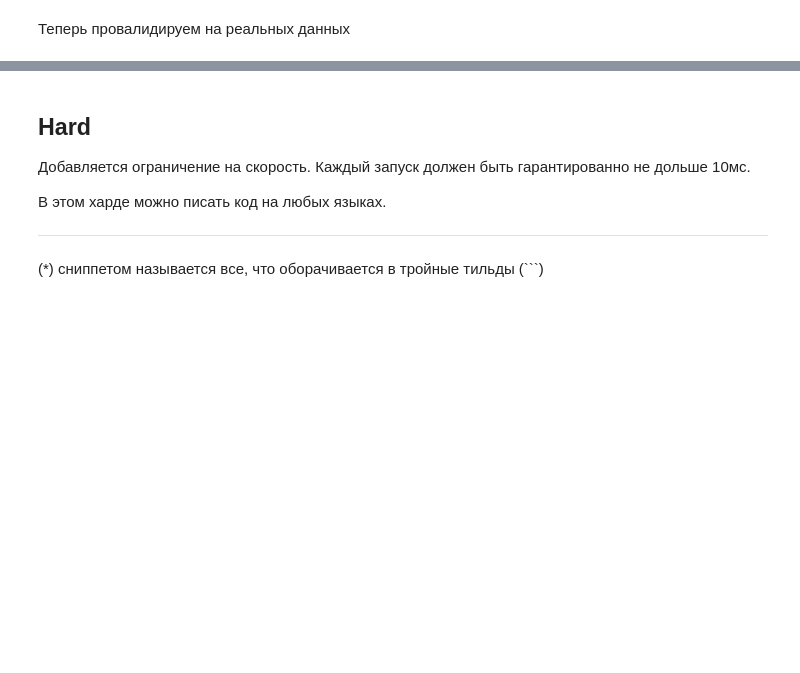
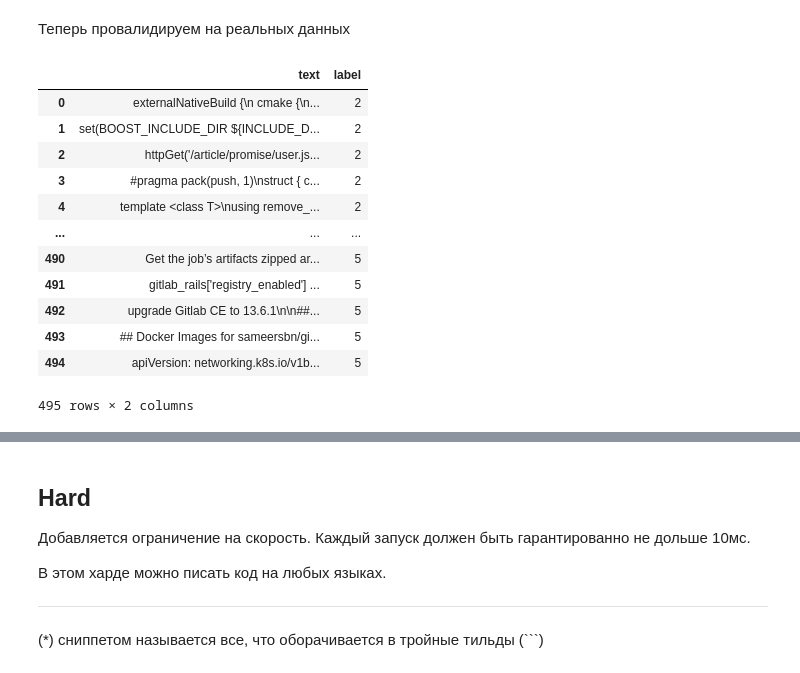
Before and after one commit to setday/HSE_ML_HW2024, a Jupyter notebook: notebooks/08-homework.ipynb, the cells around one changed output, grey strips where cells are left out. Drawn from its saved outputs; the diff is of its cells as text; code cells hidden in the pictures; blank space fills up the shorter version.

````diff
--- a/notebooks/08-homework.ipynb
+++ b/notebooks/08-homework.ipynb
@@ -462,5 +462,66 @@ with open('../py_code/08-homework/model/model_recognize_language.pkl', 'wb') as
     pickle.dump(model, f)
 with open('../py_code/08-homework/model/vectorizer_recognize_language.pkl', 'wb') as f:
     pickle.dump(vectorizer, f)
+# %%
+import pickle
+
+with open('../py_code/08-homework/model/model_recognize_language.pkl', 'rb') as f:
+    model = pickle.load(f)
+with open('../py_code/08-homework/model/vectorizer_recognize_language.pkl', 'rb') as f:
+    vectorizer = pickle.load(f)
 # %% [markdown]
 Теперь провалидируем на реальных данных
+# %%
+import json
+import os
+
+import pandas as pd
+
+file_names = {
+    # 'TEXT': 0,
+    'PYTHON': 1,
+    'CPLUSPLUS': 2,
+    'JAVASCRIPT': 3,
+    'JAVA': 4,
+    'YAML': 5,
+    # 'BASH': 6,
+    # 'MARKDOWN': 7,
+    # 'C': 8,
+    'KOTLIN': 9,
+    'HASKELL': 10
+}
+
+data_dict = {
+    'text': [],
+    'label': []
+}
+
+for root, dirs, files in os.walk('../data/chats/'):
+    for file in files:
+        file_id = file_names[file.split('_')[0]]
+        with open(os.path.join(root, file), 'r') as f:
+            data = json.load(f)
+            data = data['text']
+            for key in data:
+                text = data[key]
+                texts = text.split('```')
+                for i in range(1, len(texts), 2):
+                    data_dict['text'].append(texts[i])
+                    data_dict['label'].append(file_id)
+
+data = pd.DataFrame(data_dict)
+data
+# %% [output]
+|  | text | label |
+| 0 | externalNativeBuild {\n cmake {\n... | 2 |
+| 1 | set(BOOST_INCLUDE_DIR ${INCLUDE_D... | 2 |
+| 2 | httpGet('/article/promise/user.js... | 2 |
+| 3 | #pragma pack(push, 1)\nstruct { c... | 2 |
+| 4 | template <class T>\nusing remove_... | 2 |
+| ... | ... | ... |
+| 490 | Get the job’s artifacts zipped ar... | 5 |
+| 491 | gitlab_rails['registry_enabled'] ... | 5 |
+| 492 | upgrade Gitlab CE to 13.6.1\n\n##... | 5 |
+| 493 | ## Docker Images for sameersbn/gi... | 5 |
+| 494 | apiVersion: networking.k8s.io/v1b... | 5 |
+495 rows × 2 columns
````
Also changed, not shown: parts of 5 cells of this notebook, 1 other file.
